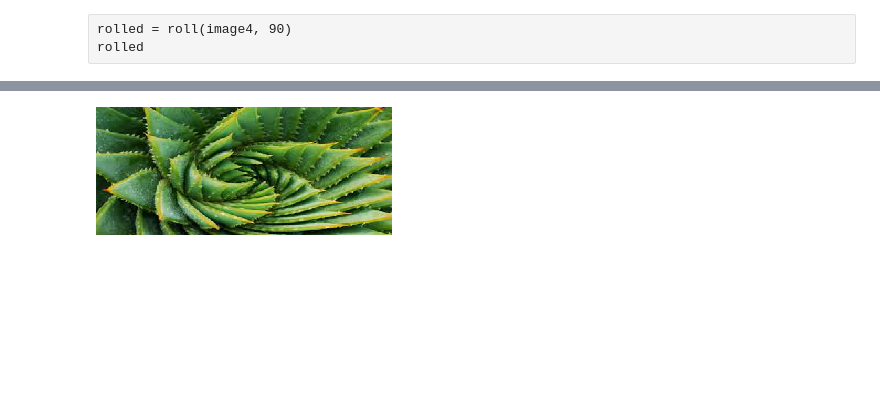
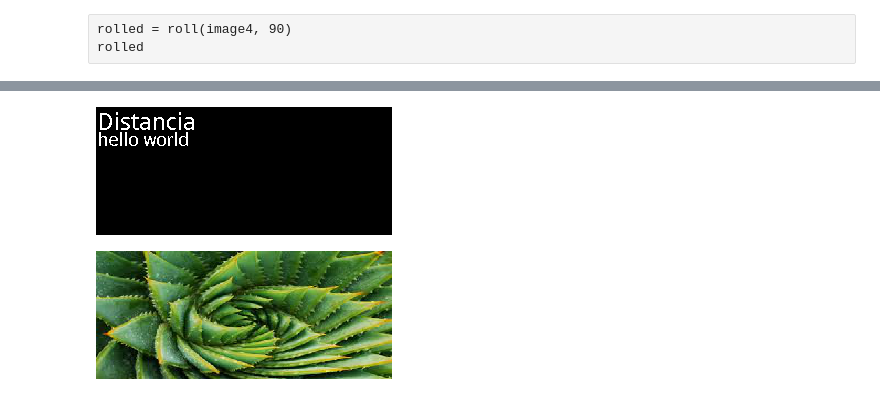
Before and after one commit to fbacinello/raspberry, a Jupyter notebook: e-paper/conda/Display tests.ipynb, the cells around one changed output, grey strips where cells are left out. Saved outputs shown, nothing was run; the diff lists cells and outputs as text; code cells hidden in the pictures; blank space fills up the shorter version.

```diff
--- a/e-paper/conda/Display tests.ipynb
+++ b/e-paper/conda/Display tests.ipynb
@@ -81,3 +79,13 @@ image_vertical
+# %%
+EPD_WIDTH = 128
+EPD_HEIGHT = 296
+image_horizontal = Image.new('1', (EPD_HEIGHT, EPD_WIDTH), 0)
+draw = ImageDraw.Draw(image_horizontal)
+draw.text((2, 0), 'Distancia', font=font24, fill=1)
+draw.text((2, 22), 'hello world', font=font18, fill=1)
+image_horizontal
+# %% [output]
+[figure, added]
 # %%
 plant_img = plant_img.resize((296,128))
 plant_img
```
Also changed, not shown: parts of 6 cells of this notebook, 11 other files.
